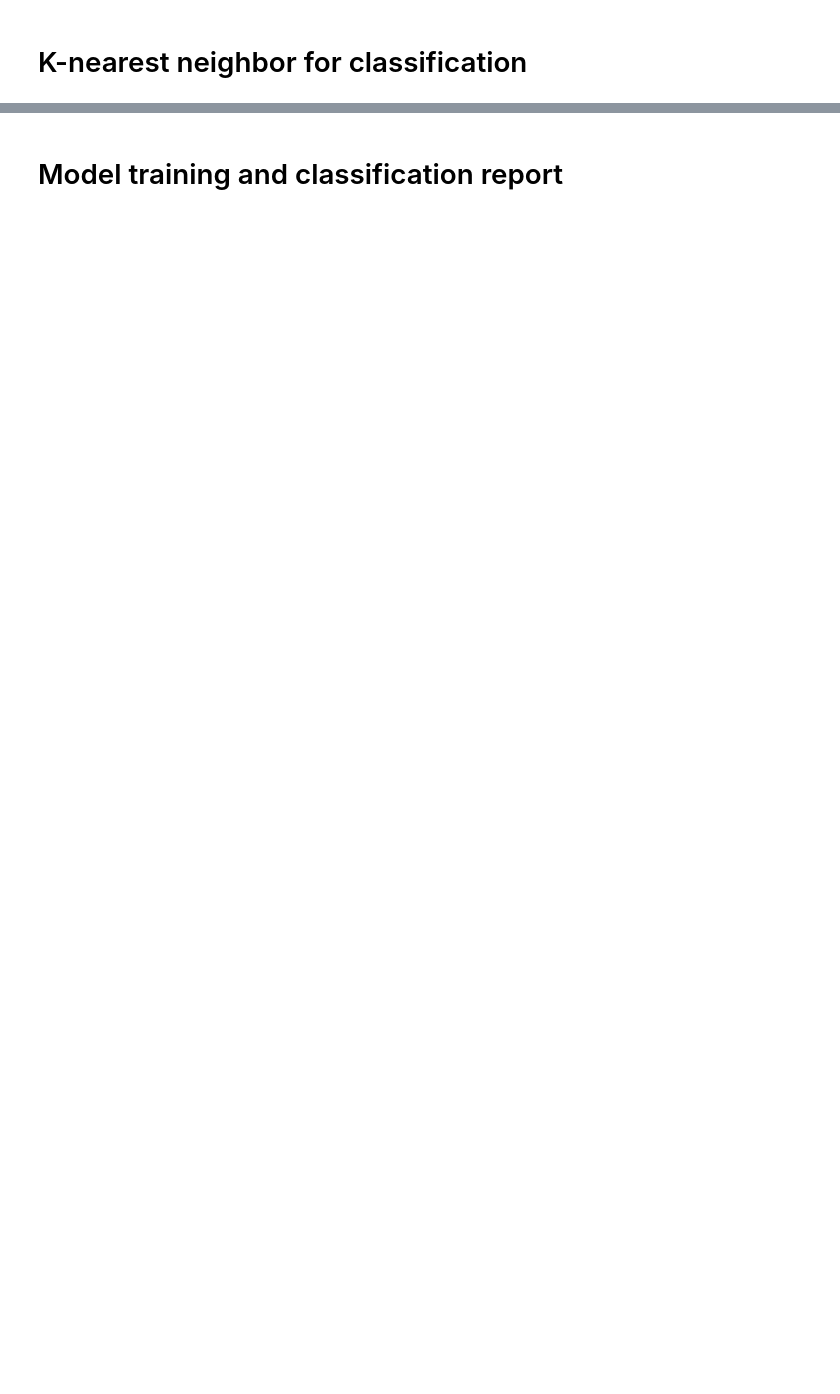
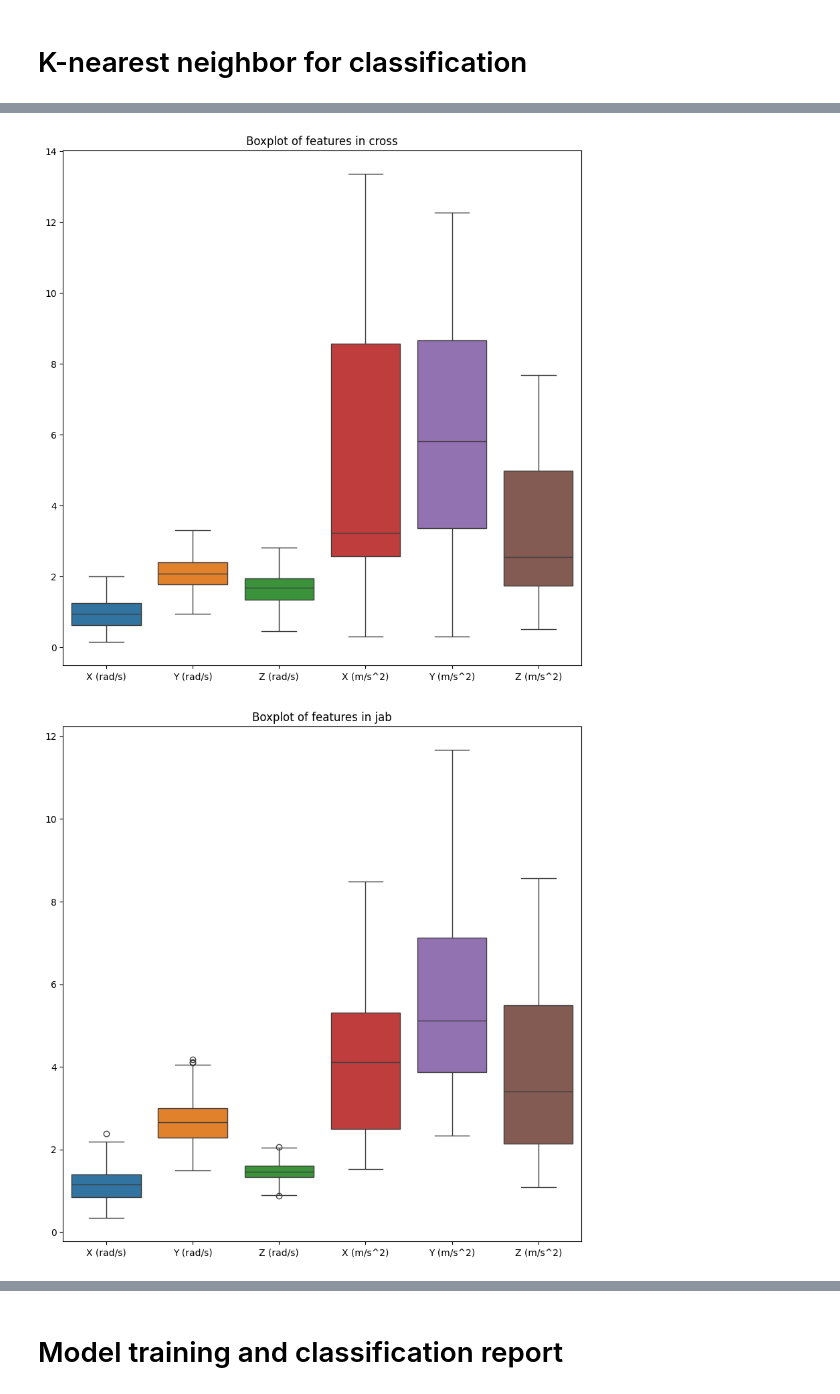
Before and after one commit to BruceLeo99/MLQS-VU-Project-Tyson, a Jupyter notebook: KNN.ipynb, the cells around one changed output, grey strips where cells are left out. Saved outputs shown, nothing was run; the diff lists cells and outputs as text; code cells hidden in the pictures; blank space fills up the shorter version.

```diff
--- a/KNN.ipynb
+++ b/KNN.ipynb
@@ -127,0 +544,6 @@ for df in dict_transformed_data.keys():
+# %%
+for df_name, df_content in dict_transformed_100_clean.items():
+    boxplot_feature(df_content, df_name)
+# %% [output]
+[figure, added]
+[figure, added]
```
Also changed, not shown: parts of 50 cells of this notebook, 5 other files.
